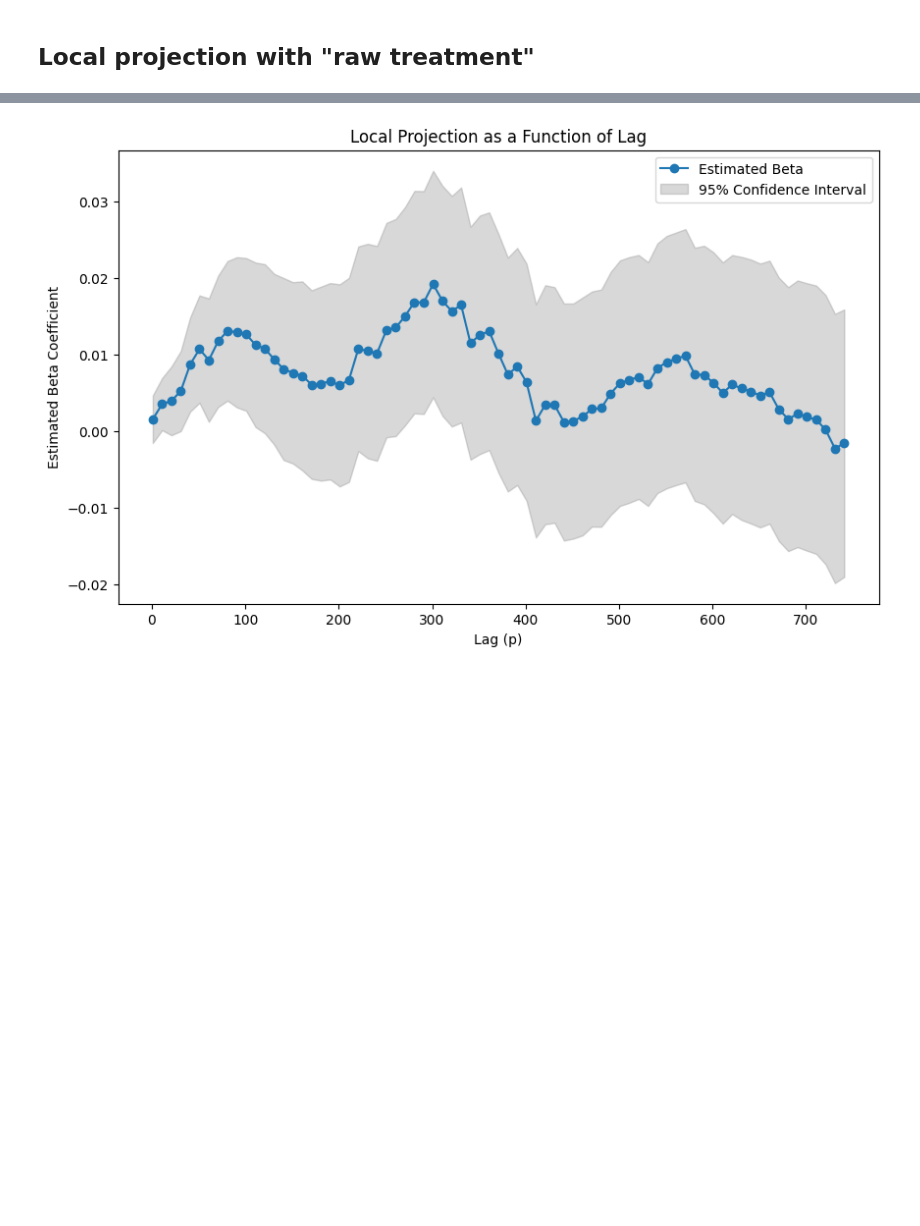
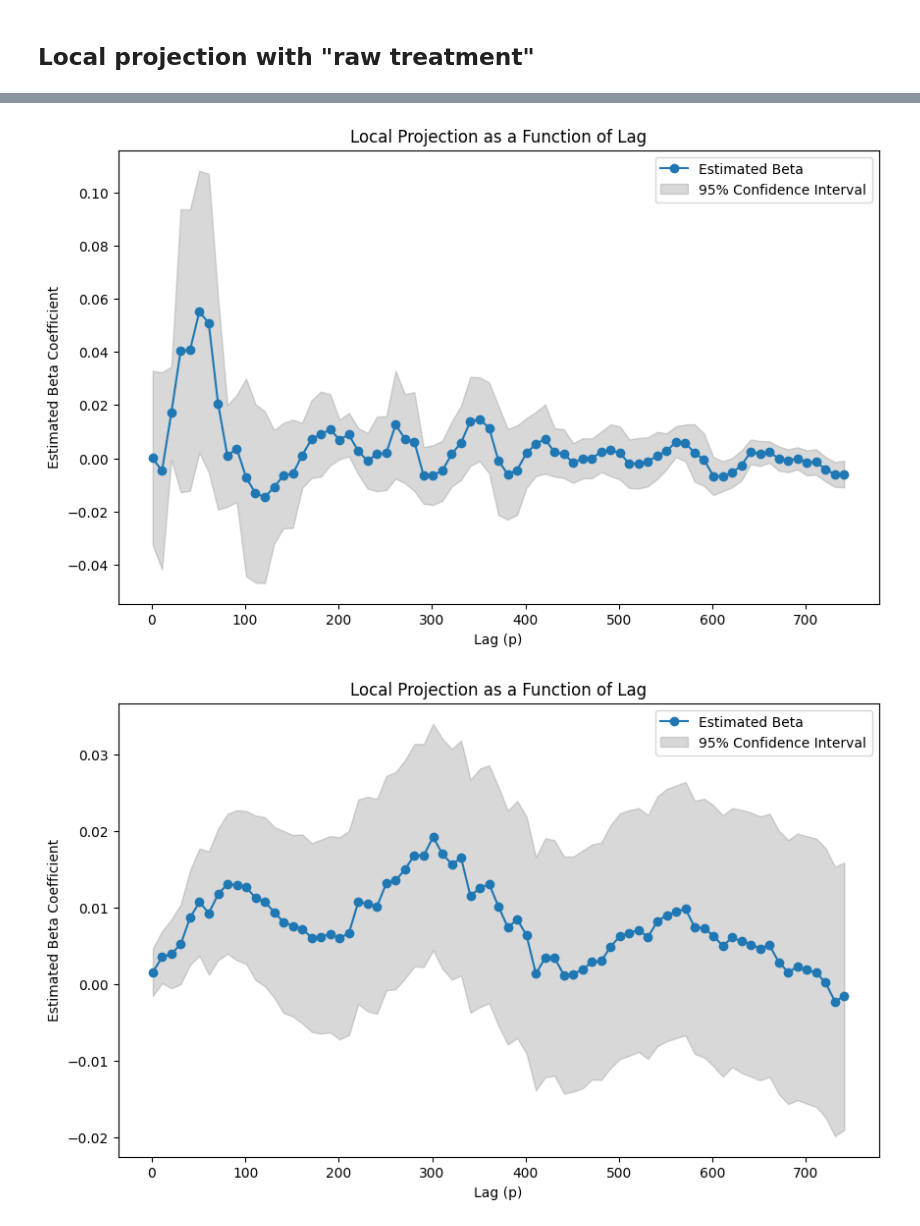
Before and after one commit to mehdizhioua/causal_effects_macro, a Jupyter notebook: experiments.ipynb, the cells around one changed output, grey strips where cells are left out. Cells and saved outputs as stored; diff of their text form; code cells hidden in the pictures; blank space fills up the shorter version.

```diff
--- a/experiments.ipynb
+++ b/experiments.ipynb
@@ -50,3 +52,9 @@ estimator.plot_effect( h=15, w=50, w_prime=0, p_range=[k for k in range(1,300,10
+# %%
+estimator = e.Estimator(W=fed, Y=data,treatment="Numeric Change", outcome="IP  CHNG Index")
+#estimator.local_projection(p=200,min_obs=2, other_controls=None,lagW = [30], lagY=[0])         for usage example
+estimator.plot_local_projection(p_range=[k for k in range(1,750,10)],min_obs=40,other_controls=["CPI XYOY Index"],lagW = [30], lagY=[0])
+# %% [output]
+[figure, added]
 # %%
 estimator = e.Estimator(W=fed, Y=data,treatment="Numeric Change", outcome="CPICYOY Index")
 #estimator.local_projection(p=200,min_obs=2, other_controls=None,lagW = [30], lagY=[0])         for usage example
```
Also changed, not shown: parts of 5 cells of this notebook, 1 other file.
